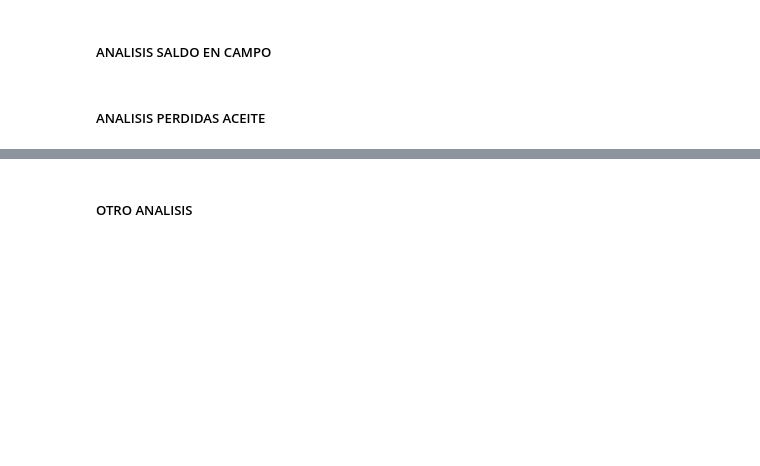
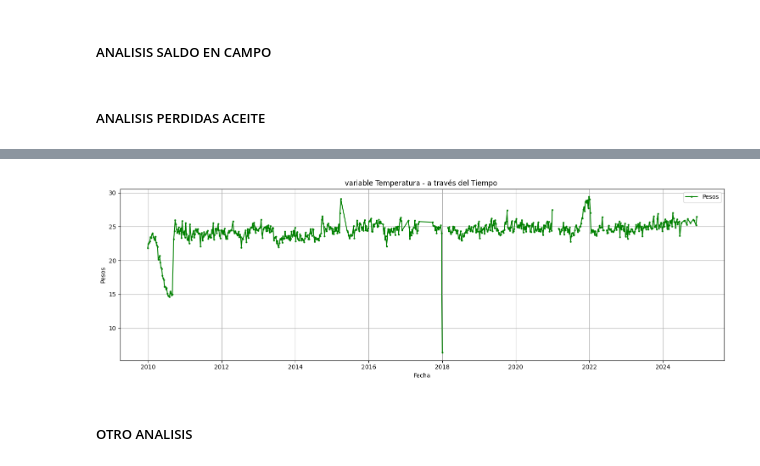
Before and after one commit to cesarqb/PROYECTO_01_analitica_descriptiva_TEA, a Jupyter notebook: src/features_scripts/Scrpit_match_tea.ipynb, the cells around one changed output, grey strips where cells are left out. Cells and saved outputs as stored; diff of their text form; code cells hidden in the pictures; blank space fills up the shorter version.

```diff
--- a/src/features_scripts/Scrpit_match_tea.ipynb
+++ b/src/features_scripts/Scrpit_match_tea.ipynb
@@ -2626,0 +2693,35 @@ df_analisis_semana_full_perdida_aceite.columns
+# %%
+## REDUCIENDO LA BASE A SEMANA
+## ############
+## ############
+
+df_analisis_tendencia_clima = df_clima_full_filter
+
+df_analisis_tendencia_clima['FECHA'] = pd.to_datetime(df_analisis_tendencia_clima['FECHA'])
+
+# Crear columna 'SEMANA'
+df_analisis_tendencia_clima['SEMANA'] = df_analisis_tendencia_clima['FECHA'].dt.to_period('W').apply(lambda r: r.start_time)
+# Crear columna 'MES'
+df_analisis_tendencia_clima['MES'] = df_analisis_tendencia_clima['FECHA'].dt.to_period('M').apply(lambda r: r.start_time)
+
+
+
+# Agrupar por 'SEMANA' y 'MES' calcular la suma de valores
+# ------------------------
+# -----------------
+# ----------
+df_analisis_tendencia_clima_semana = df_analisis_tendencia_clima.groupby(['SEMANA','PLANTACION']).agg({'Temperatura': 'mean',
+                                                                                                       'Temp Hi':'mean',
+                                                                                                       'Temp Low':'mean',
+                                                                                                       'Humedad':'mean',
+                                                                                                       'Radiacion':'mean'}).reset_index()
+df_analisis_tendencia_clima_semana.columns = ['FECHA','PLANTACION', 'Temperatura', 'Temp Hi', 'Temp Low', 'Humedad','Radiacion']
+
+df_analisis_tendencia_clima_mes = df_analisis_tendencia_clima.groupby(['MES','PLANTACION']).agg({'Temperatura': 'mean',
+                                                                                                 'Temp Hi':'mean',
+                                                                                                 'Temp Low':'mean',
+                                                                                                 'Humedad':'mean',
+                                                                                                 'Radiacion':'mean'}).reset_index()
+df_analisis_tendencia_clima_mes.columns = ['FECHA','PLANTACION', 'Temperatura', 'Temp Hi', 'Temp Low', 'Humedad','Radiacion']
+
+df_analisis_tendencia_clima_semana.head()
@@ -2626,0 +2764,4 @@ df_analisis_semana_full_perdida_aceite.columns
+# %%
+function_tendencia_unica(df_analisis_tendencia_clima_semana,'Temperatura')
+# function_tendencia_unica(df_analisis_tendencia_clima_mes,'Temperatura')
+# %% [output]
@@ -2626,0 +2769 @@ df_analisis_semana_full_perdida_aceite.columns
+[figure, added]
```
Also changed, not shown: parts of 84 cells of this notebook, 16 other files.
